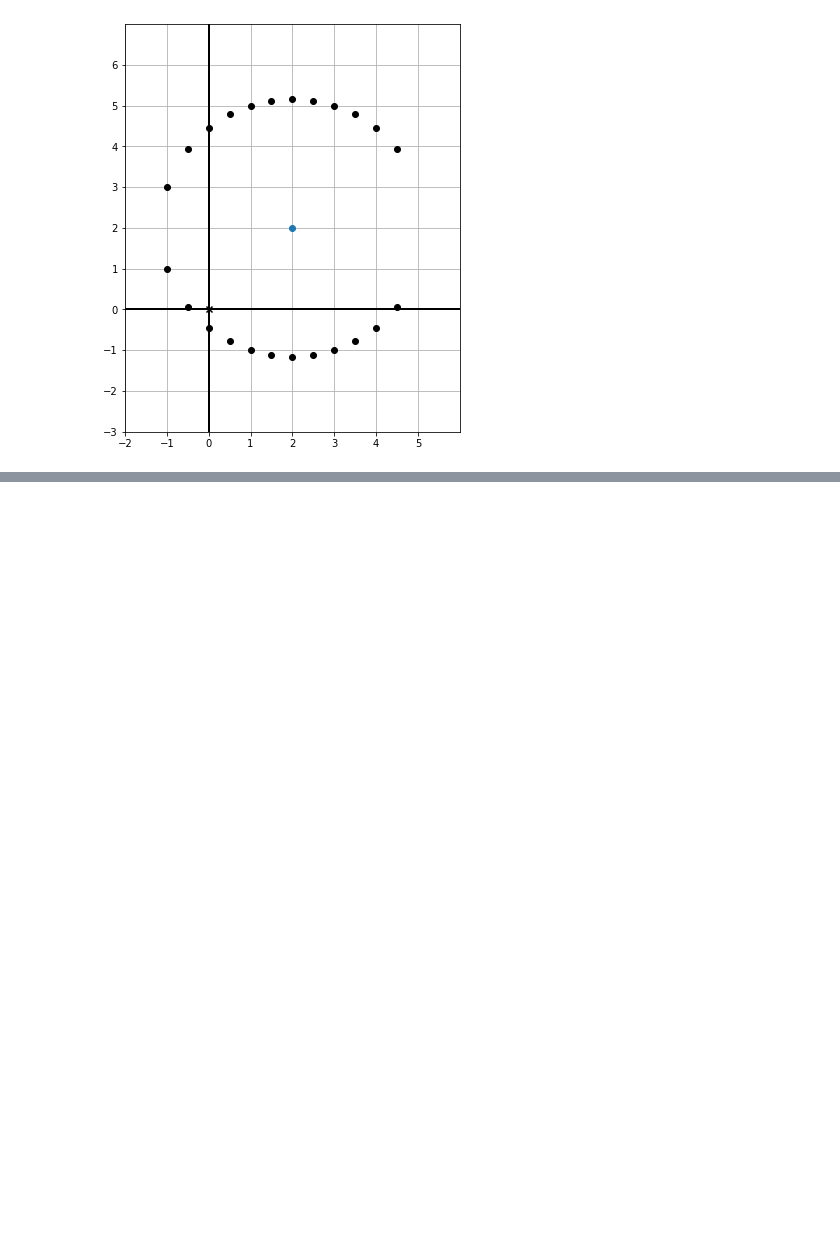
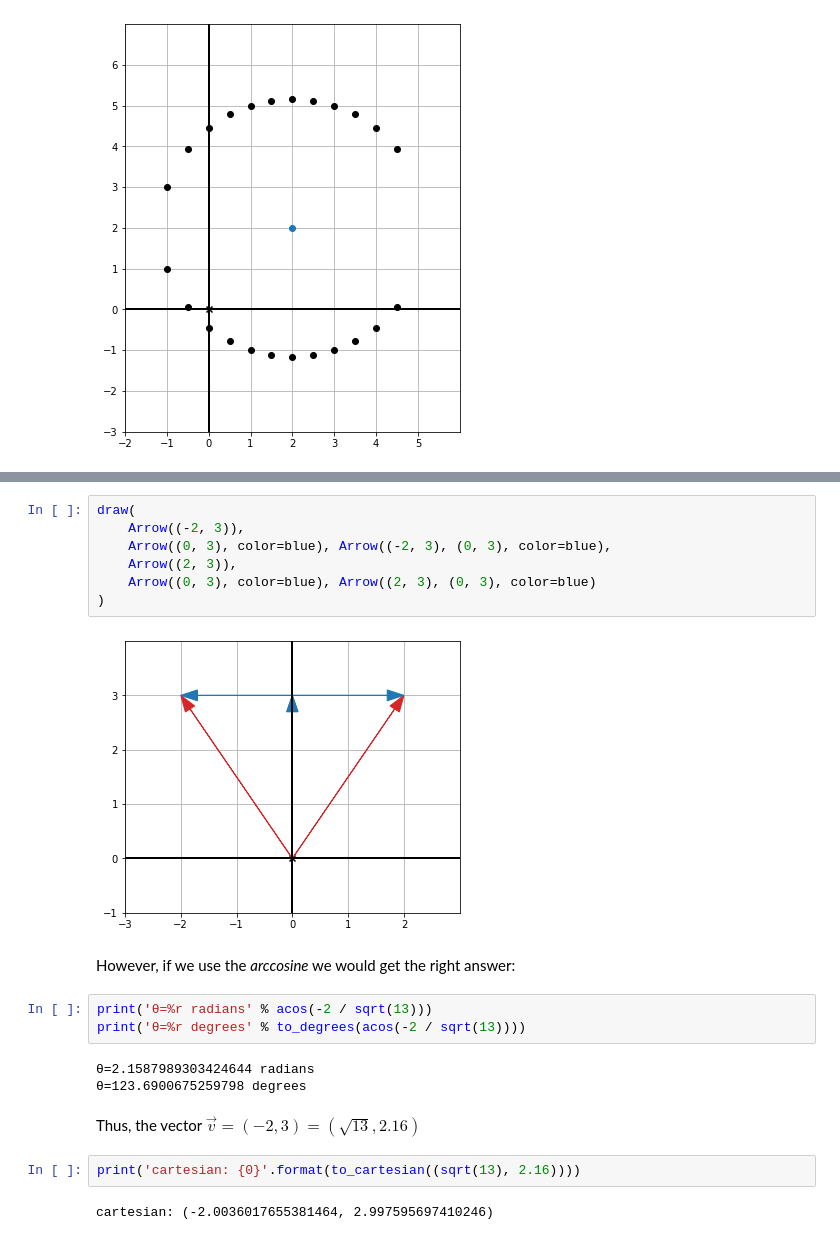
Before and after one commit to sergiofgonzalez/math-workbench, a Jupyter notebook: 01-vectors-in-the-2d-plane/02-vector-arithmetics-notebook/vector_arithmetics.ipynb, the cells around one changed output, grey strips where cells are left out. Cells and saved outputs as stored; diff of their text form; blank space fills up the shorter version.

```diff
--- a/01-vectors-in-the-2d-plane/02-vector-arithmetics-notebook/vector_arithmetics.ipynb
+++ b/01-vectors-in-the-2d-plane/02-vector-arithmetics-notebook/vector_arithmetics.ipynb
@@ -339,0 +512,23 @@ draw(
+# %%
+draw(
+    Arrow((-2, 3)),
+    Arrow((0, 3), color=blue), Arrow((-2, 3), (0, 3), color=blue),
+    Arrow((2, 3)),
+    Arrow((0, 3), color=blue), Arrow((2, 3), (0, 3), color=blue)
+)
+# %% [output]
+[figure, added]
+# %% [markdown]
+However, if we use the *arccosine* we would get the right answer:
+# %%
+print('θ=%r radians' % acos(-2 / sqrt(13)))
+print('θ=%r degrees' % to_degrees(acos(-2 / sqrt(13))))
+# %% [output]
+θ=2.1587989303424644 radians
+θ=123.6900675259798 degrees
+# %% [markdown]
+Thus, the vector $ \vec{v} = (-2, 3) = (\sqrt{13}, 2.16) $
+# %%
+print('cartesian: {0}'.format(to_cartesian((sqrt(13), 2.16))))
+# %% [output]
+cartesian: (-2.0036017655381464, 2.997595697410246)
```
Also changed, not shown: parts of 20 cells of this notebook, 10 other files.
